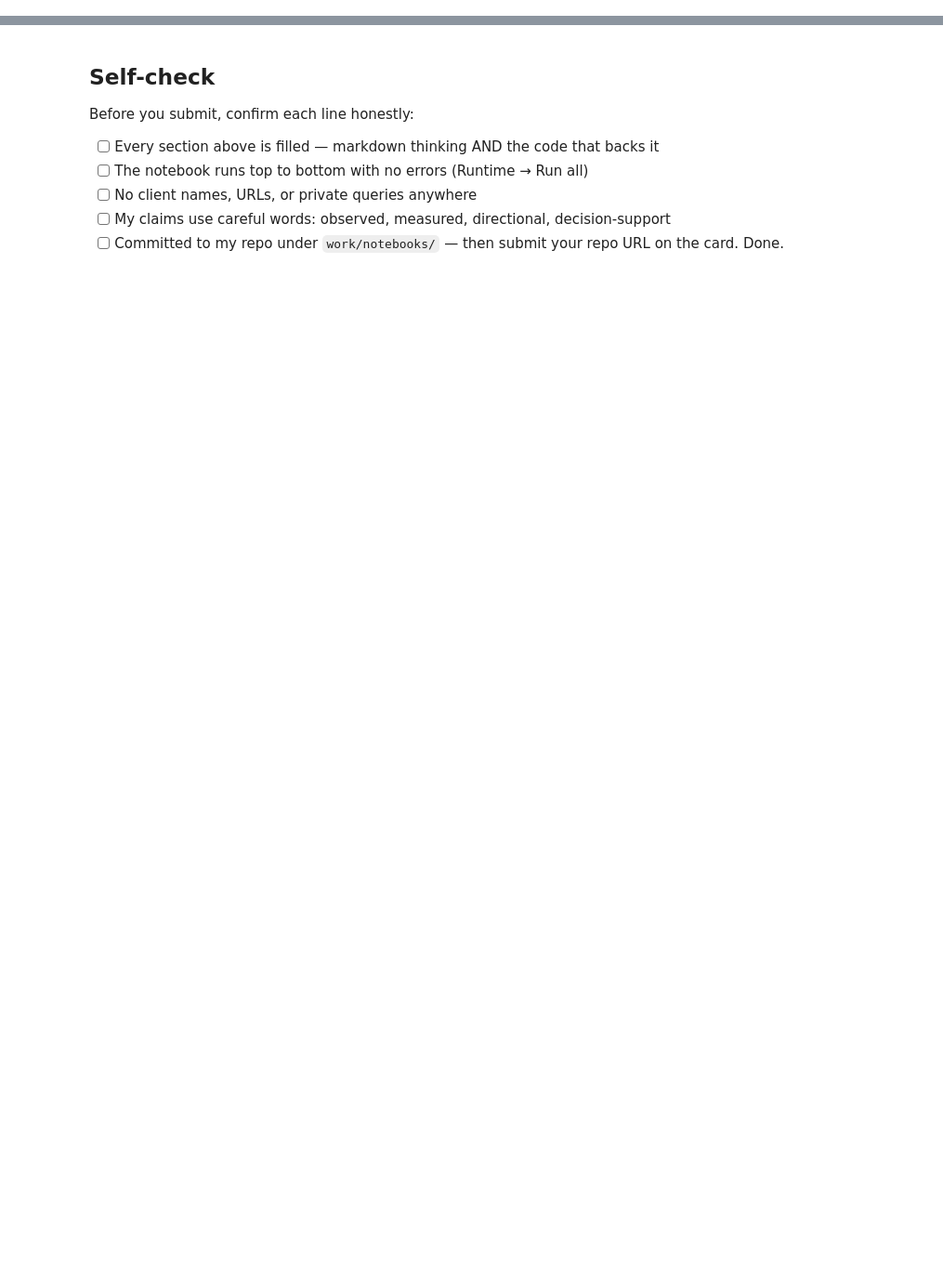
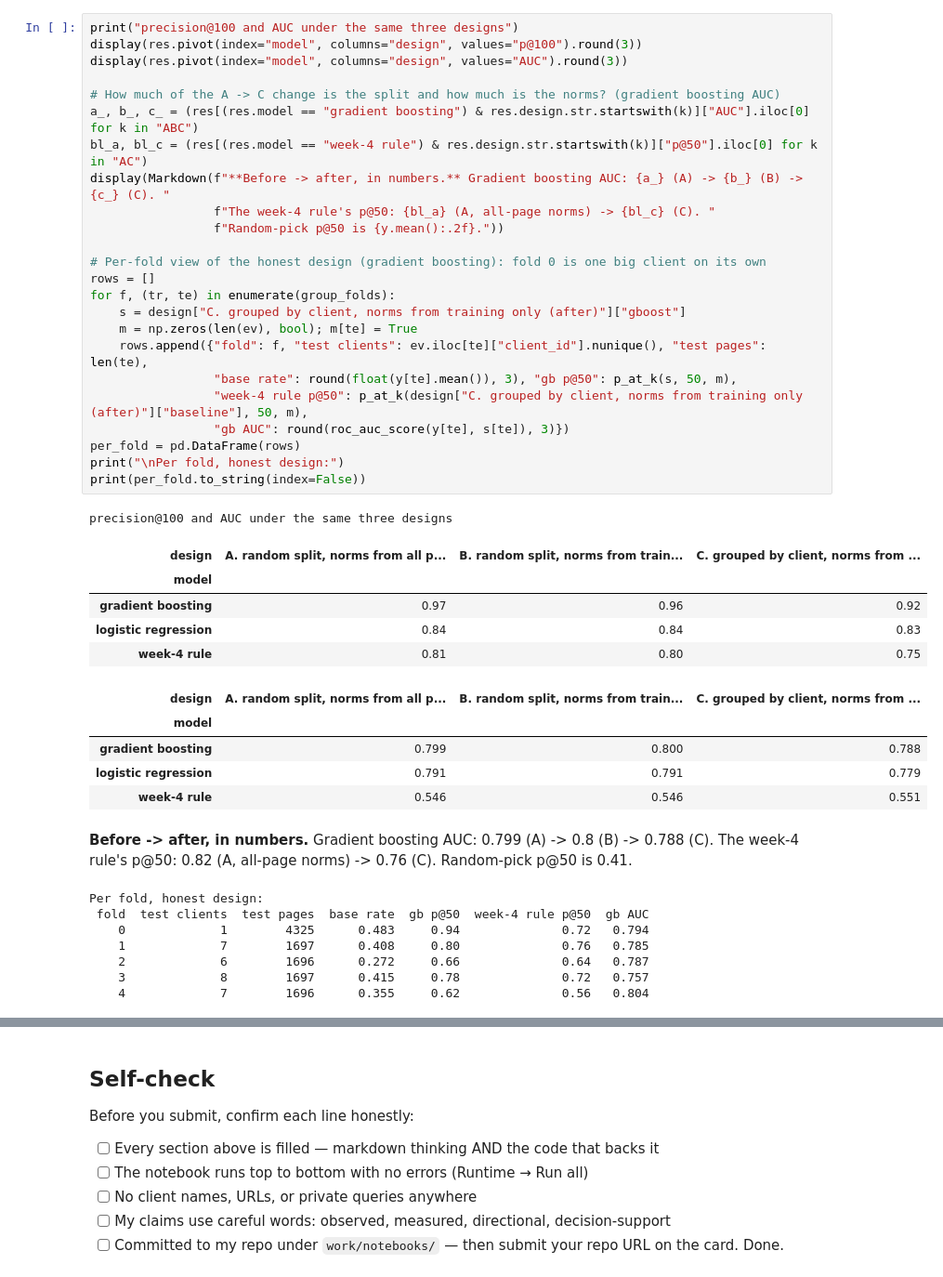
Before and after one commit to m-awaischohan/flyrank-internship-ml, a Jupyter notebook: work/notebooks/w06_validation_audit.ipynb, the cells around one changed output, grey strips where cells are left out. Shown at 93% size. Saved outputs shown, nothing was run; the diff lists cells and outputs as text; blank space fills up the shorter version.

```diff
--- a/work/notebooks/w06_validation_audit.ipynb
+++ b/work/notebooks/w06_validation_audit.ipynb
@@ -36,0 +184,44 @@ This skeleton is yours to fill. Work the sections **in order** — each one has
+# %%
+print("precision@100 and AUC under the same three designs")
+display(res.pivot(index="model", columns="design", values="p@100").round(3))
+display(res.pivot(index="model", columns="design", values="AUC").round(3))
+
+# How much of the A -> C change is the split and how much is the norms? (gradient boosting AUC)
+a_, b_, c_ = (res[(res.model == "gradient boosting") & res.design.str.startswith(k)]["AUC"].iloc[0] for k in "ABC")
+bl_a, bl_c = (res[(res.model == "week-4 rule") & res.design.str.startswith(k)]["p@50"].iloc[0] for k in "AC")
+display(Markdown(f"**Before -> after, in numbers.** Gradient boosting AUC: {a_} (A) -> {b_} (B) -> {c_} (C). "
+                 f"The week-4 rule's p@50: {bl_a} (A, all-page norms) -> {bl_c} (C). "
+                 f"Random-pick p@50 is {y.mean():.2f}."))
+
+# Per-fold view of the honest design (gradient boosting): fold 0 is one big client on its own
+rows = []
+for f, (tr, te) in enumerate(group_folds):
+    s = design["C. grouped by client, norms from training only (after)"]["gboost"]
+    m = np.zeros(len(ev), bool); m[te] = True
+    rows.append({"fold": f, "test clients": ev.iloc[te]["client_id"].nunique(), "test pages": len(te),
+                 "base rate": round(float(y[te].mean()), 3), "gb p@50": p_at_k(s, 50, m),
+                 "week-4 rule p@50": p_at_k(design["C. grouped by client, norms from training only (after)"]["baseline"], 50, m),
+                 "gb AUC": round(roc_auc_score(y[te], s[te]), 3)})
+per_fold = pd.DataFrame(rows)
+print("\nPer fold, honest design:")
+print(per_fold.to_string(index=False))
+# %% [output]
+precision@100 and AUC under the same three designs
+| design | A. random split, norms from all p... | B. random split, norms from train... | C. grouped by client, norms from ... |
+| model |  |  |  |
+| gradient boosting | 0.97 | 0.96 | 0.92 |
+| logistic regression | 0.84 | 0.84 | 0.83 |
+| week-4 rule | 0.81 | 0.80 | 0.75 |
+| design | A. random split, norms from all p... | B. random split, norms from train... | C. grouped by client, norms from ... |
+| model |  |  |  |
+| gradient boosting | 0.799 | 0.800 | 0.788 |
+| logistic regression | 0.791 | 0.791 | 0.779 |
+| week-4 rule | 0.546 | 0.546 | 0.551 |
+**Before -> after, in numbers.** Gradient boosting AUC: 0.799 (A) -> 0.8 (B) -> 0.788 (C). The week-4 rule's p@50: 0.82 (A, all-page norms) -> 0.76 (C). Random-pick p@50 is 0.41.
+Per fold, honest design:
+ fold  test clients  test pages  base rate  gb p@50  week-4 rule p@50  gb AUC
+    0             1        4325      0.483     0.94              0.72   0.794
+    1             7        1697      0.408     0.80              0.76   0.785
+    2             6        1696      0.272     0.66              0.64   0.787
+    3             8        1697      0.415     0.78              0.72   0.757
+    4             7        1696      0.355     0.62              0.56   0.804
```
Also changed, not shown: parts of 24 cells of this notebook.
